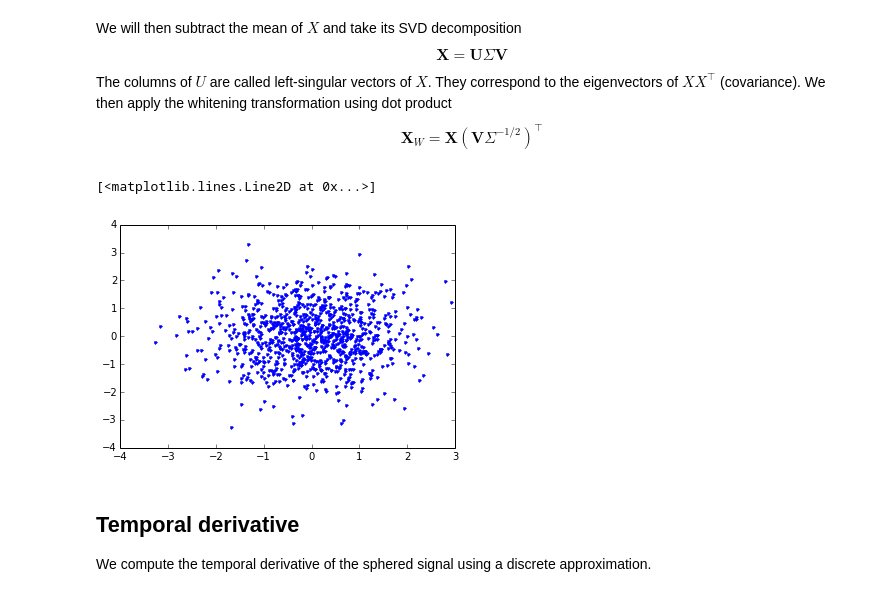
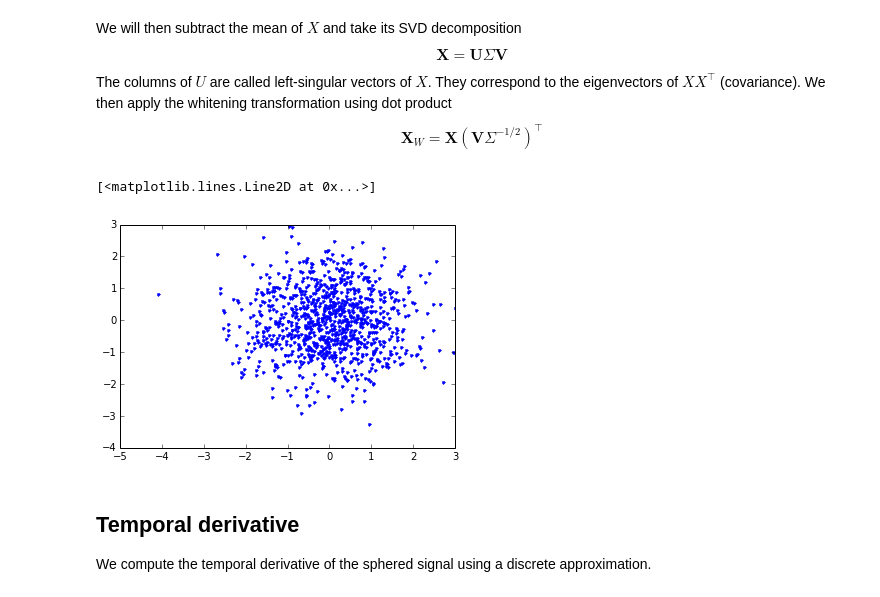
Before and after one commit to pierrelux/notebooks, a Jupyter notebook: Slow Feature Analysis.ipynb, the cells around one changed output. Drawn from its saved outputs; the diff is of its cells as text; code cells hidden in the pictures.

```diff
--- a/Slow Feature Analysis.ipynb
+++ b/Slow Feature Analysis.ipynb
@@ -70,14 +79,17 @@ The columns of $U$ are called left-singular vectors of $X$. They correspond to t
 \mathbf{X}_W = \mathbf{X}(\mathbf{V}\Sigma^{-1/2})^\top
 \end{equation}
 # %%
-X -= X.mean()
-U, S, V = np.linalg.svd(X, full_matrices=False)
-W = V / (S[:, np.newaxis] / np.sqrt(X.shape[0]))
-X = X.dot(W.T)
+def whiten(X):
+    U, S, V = np.linalg.svd(X, full_matrices=False)
+    U *= sqrt(X.shape[0])
+    return U
+
+X = whiten(X)
+
 plt.plot(X[:,0], X[:,1], '.')
 # %% [output]
 [<matplotlib.lines.Line2D at 0x...>]
-[figure, old version]
+[figure, new version]
 # %% [markdown]
 ## Temporal derivative
 
```
Also changed, not shown: parts of 10 cells of this notebook.
